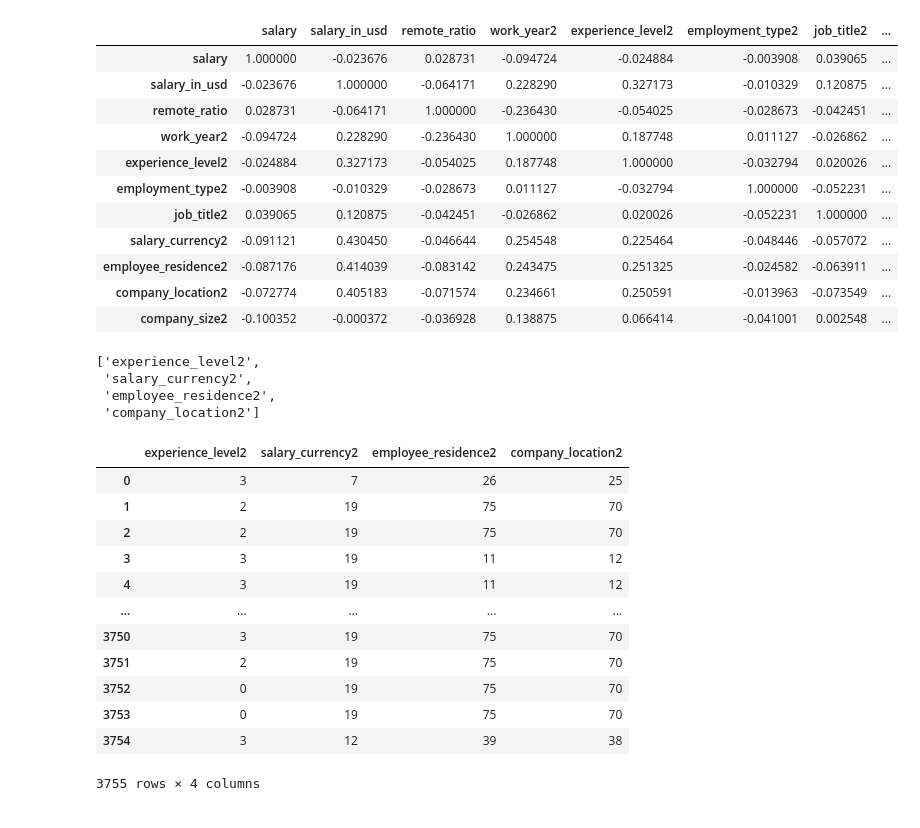
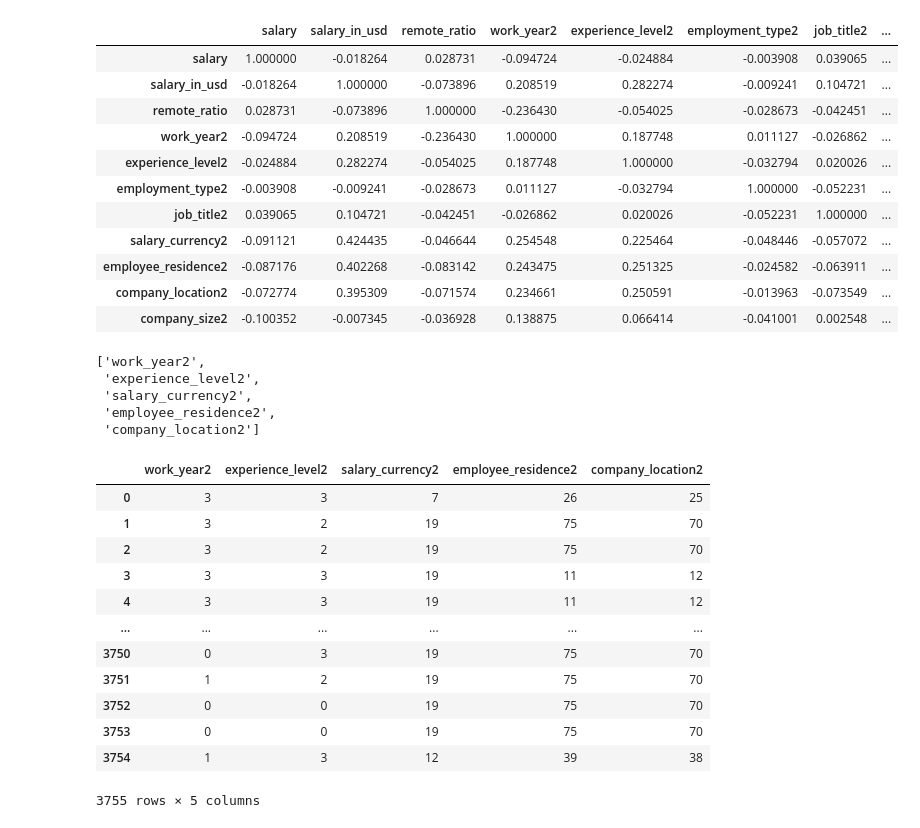
Before and after one commit to GitHayang/python, a Jupyter notebook: keggle/국가별 임금/kegg.ipynb, the cells around one changed output. Saved outputs shown, nothing was run; the diff lists cells and outputs as text; code cells hidden in the pictures.

```diff
--- a/keggl/국가별 임금/kegg.ipynb
+++ b/keggle/국가별 임금/kegg.ipynb
@@ -73,0 +65,8 @@ encodeData
+# %%
+encodeData["salary_in_usd"] = np.where(encodeData.salary_in_usd<100000,1,
+                                 np.where(encodeData.salary_in_usd<200000,2,
+                                         np.where(encodeData.salary_in_usd<300000,3,
+                                                 np.where(encodeData.salary_in_usd<400000,4,5))))
+
+encodeData.salary_in_usd.drop_duplicates()
+encodeData
@@ -74,25 +87,26 @@ encodeData
 # %%
 corrDf = encodeData.corr()
-stdRatio = 0.3
+stdRatio = 0.2
 corrDf
 # %% [output]
 |  | salary | salary_in_usd | remote_ratio | work_year2 | experience_level2 | employment_type2 | job_title2 | ... |
-| salary | 1.000000 | -0.023676 | 0.028731 | -0.094724 | -0.024884 | -0.003908 | 0.039065 | ... |
-| salary_in_usd | -0.023676 | 1.000000 | -0.064171 | 0.228290 | 0.327173 | -0.010329 | 0.120875 | ... |
-| remote_ratio | 0.028731 | -0.064171 | 1.000000 | -0.236430 | -0.054025 | -0.028673 | -0.042451 | ... |
-| work_year2 | -0.094724 | 0.228290 | -0.236430 | 1.000000 | 0.187748 | 0.011127 | -0.026862 | ... |
-| experience_level2 | -0.024884 | 0.327173 | -0.054025 | 0.187748 | 1.000000 | -0.032794 | 0.020026 | ... |
-| employment_type2 | -0.003908 | -0.010329 | -0.028673 | 0.011127 | -0.032794 | 1.000000 | -0.052231 | ... |
-| job_title2 | 0.039065 | 0.120875 | -0.042451 | -0.026862 | 0.020026 | -0.052231 | 1.000000 | ... |
-| salary_currency2 | -0.091121 | 0.430450 | -0.046644 | 0.254548 | 0.225464 | -0.048446 | -0.057072 | ... |
-| employee_residence2 | -0.087176 | 0.414039 | -0.083142 | 0.243475 | 0.251325 | -0.024582 | -0.063911 | ... |
-| company_location2 | -0.072774 | 0.405183 | -0.071574 | 0.234661 | 0.250591 | -0.013963 | -0.073549 | ... |
-| company_size2 | -0.100352 | -0.000372 | -0.036928 | 0.138875 | 0.066414 | -0.041001 | 0.002548 | ... |
+| salary | 1.000000 | -0.018264 | 0.028731 | -0.094724 | -0.024884 | -0.003908 | 0.039065 | ... |
+| salary_in_usd | -0.018264 | 1.000000 | -0.073896 | 0.208519 | 0.282274 | -0.009241 | 0.104721 | ... |
+| remote_ratio | 0.028731 | -0.073896 | 1.000000 | -0.236430 | -0.054025 | -0.028673 | -0.042451 | ... |
+| work_year2 | -0.094724 | 0.208519 | -0.236430 | 1.000000 | 0.187748 | 0.011127 | -0.026862 | ... |
+| experience_level2 | -0.024884 | 0.282274 | -0.054025 | 0.187748 | 1.000000 | -0.032794 | 0.020026 | ... |
+| employment_type2 | -0.003908 | -0.009241 | -0.028673 | 0.011127 | -0.032794 | 1.000000 | -0.052231 | ... |
+| job_title2 | 0.039065 | 0.104721 | -0.042451 | -0.026862 | 0.020026 | -0.052231 | 1.000000 | ... |
+| salary_currency2 | -0.091121 | 0.424435 | -0.046644 | 0.254548 | 0.225464 | -0.048446 | -0.057072 | ... |
+| employee_residence2 | -0.087176 | 0.402268 | -0.083142 | 0.243475 | 0.251325 | -0.024582 | -0.063911 | ... |
+| company_location2 | -0.072774 | 0.395309 | -0.071574 | 0.234661 | 0.250591 | -0.013963 | -0.073549 | ... |
+| company_size2 | -0.100352 | -0.007345 | -0.036928 | 0.138875 | 0.066414 | -0.041001 | 0.002548 | ... |
 # %%
 feature = list(corrDf.loc[(abs(corrDf.salary_in_usd)>stdRatio)&(corrDf.salary_in_usd!=1)].index)
 feature
 # %% [output]
-['experience_level2',
+['work_year2',
+ 'experience_level2',
  'salary_currency2',
  'employee_residence2',
  'company_location2']
@@ -102,19 +116,19 @@ label = ["salary_in_usd"]
 featuredData = encodeData.loc[:,feature]
 featuredData
 # %% [output]
-|  | experience_level2 | salary_currency2 | employee_residence2 | company_location2 |
-| 0 | 3 | 7 | 26 | 25 |
-| 1 | 2 | 19 | 75 | 70 |
-| 2 | 2 | 19 | 75 | 70 |
-| 3 | 3 | 19 | 11 | 12 |
-| 4 | 3 | 19 | 11 | 12 |
-| ... | ... | ... | ... | ... |
-| 3750 | 3 | 19 | 75 | 70 |
-| 3751 | 2 | 19 | 75 | 70 |
-| 3752 | 0 | 19 | 75 | 70 |
-| 3753 | 0 | 19 | 75 | 70 |
-| 3754 | 3 | 12 | 39 | 38 |
+|  | work_year2 | experience_level2 | salary_currency2 | employee_residence2 | company_location2 |
+| 0 | 3 | 3 | 7 | 26 | 25 |
+| 1 | 3 | 2 | 19 | 75 | 70 |
+| 2 | 3 | 2 | 19 | 75 | 70 |
+| 3 | 3 | 3 | 19 | 11 | 12 |
+| 4 | 3 | 3 | 19 | 11 | 12 |
+| ... | ... | ... | ... | ... | ... |
+| 3750 | 0 | 3 | 19 | 75 | 70 |
+| 3751 | 1 | 2 | 19 | 75 | 70 |
+| 3752 | 0 | 0 | 19 | 75 | 70 |
+| 3753 | 0 | 0 | 19 | 75 | 70 |
+| 3754 | 1 | 3 | 12 | 39 | 38 |
-3755 rows × 4 columns
+3755 rows × 5 columns
 # %%
 minMaxData = featuredData.copy()
 # %%
```
Also changed, not shown: parts of 31 cells of this notebook, 1 other file.
